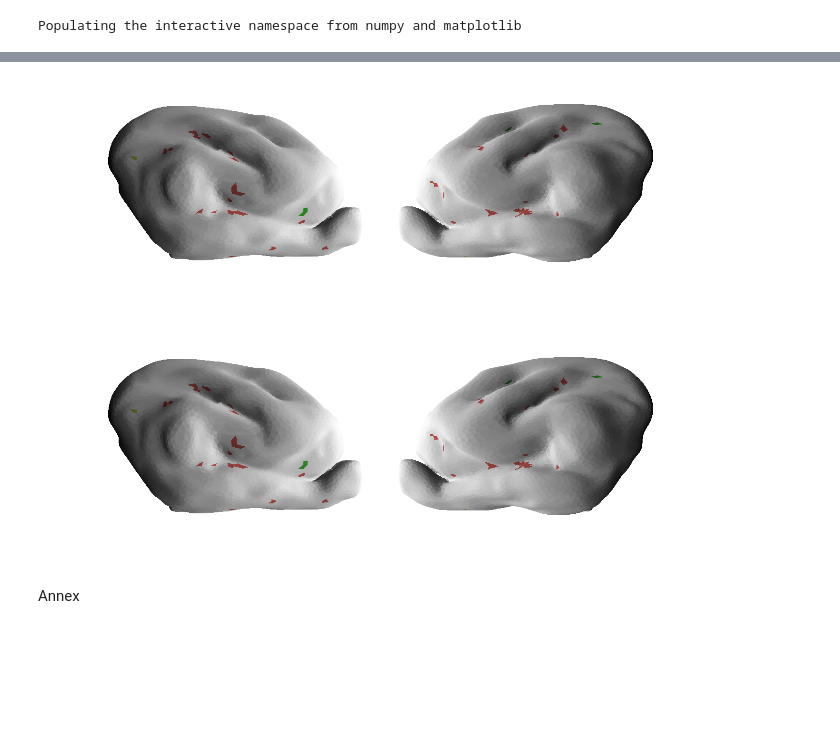
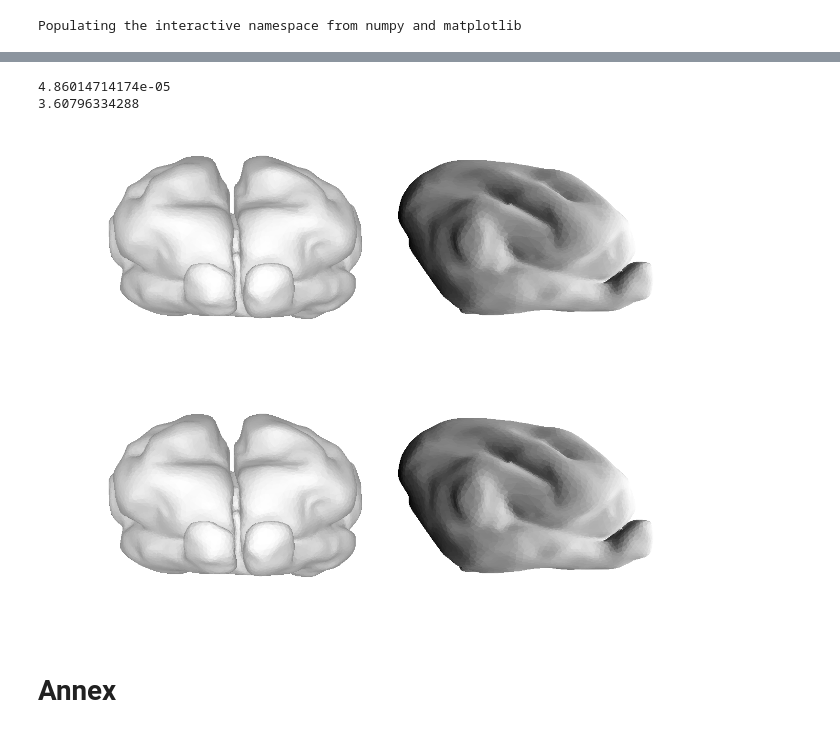
Before and after one commit to celinede/scripts4DWI_dipy_brainhack, a Jupyter notebook: findClosestPoint.ipynb, the cells around one changed output, grey strips where cells are left out. Drawn from its saved outputs; the diff is of its cells as text; code cells hidden in the pictures; blank space fills up the shorter version.

Commit message:
some more corrections and checks on find closest point - WIP

```diff
--- a/findClosestPoint.ipynb
+++ b/findClosestPoint.ipynb
@@ -142,15 +142,17 @@ def findClosestPoint(ep, mesh):
     t_index = tree.getNodeFromId(node_id).polyList
 
 #look for the closest node within the preselected list of vertices
-    n=np.zeros((len(t_index),3));
+    #n=np.zeros((len(t_index),3));
 
-
+    #print 't_index',t_index
 
     n = normals(mesh)
-
+    point = -1
     d = 1000000
 
     for i in t_index:
+
+        #print 'i',i
         for k in range(3):
             v = ep - pt[t[i,k]] #distance to the normal of the triangle
             d1 = np.absolute(np.dot(v, n[t[i,k]]))
@@ -162,7 +164,8 @@ def findClosestPoint(ep, mesh):
                 cp = pt[t[i,k]]
                 point = t[i,k]
     #print d,point
-    return point,d
+    #print i
+    return point,d, i
 # %%
 # read .ply mesh
 pathDesktop = 'C:/Users/cdelettre/Desktop/'
@@ -188,25 +197,30 @@ endpoints = np.loadtxt(fendpoints)
 
 import time
 
-ep_try = endpoints[0:10]
+ep_try = endpoints[0:100] #if only one point then: [endpoints[0]]
 printInfos = False
+
+ep_list = ep_try
 
 ts = time.time()
 #print 'ts', ts
 
-ep_lab = np.zeros((len(endpoints),2))
-points = np.zeros((len(endpoints),3))
+ep_lab = np.zeros((len(ep_list),2))
+points = np.zeros((len(ep_list),3))
+triangles = np.zeros((len(ep_list),2))
 
 x=0
 
 #ep = endpoints[22]
-for ep in endpoints:
+for ep in ep_list:
 
-    point,d_point = findClosestPoint(ep,mesh)
+    point,d_point,t_id = findClosestPoint(ep,mesh)
 
     points[x]=pt[point]
     ep_lab[x,0]=point
     ep_lab[x,1]=d_point
+    triangles[x,0] = t_id
+    triangles[x,1] = d_point
 
     if (printInfos):
         print 'point coordinates:',ep
@@ -217,7 +231,7 @@ for ep in endpoints:
         print '\n'
 
     x+=1
-    print x
+    #print x
 
 te = time.time()
 #print 'te',te
@@ -284,3 +281,8 @@ pep.append(p4)
+# %%
+pep = binPointsWithDistance(triangles)
+# %% [output]
+4.86014714174e-05
+3.60796334288
 # %%
 # compute sulcal shadows
 
@@ -293,18 +295,18 @@ sulc = dot(n, vect)
 # %%
 data = np.ones(mesh["np"])
 
 sns.set_context('poster')
 sns.set_style("white")
 
-plot_surf.create_fig( coords=mesh["p"], faces=mesh["t"],  labels=pep, sulc=sulc, azims=[90, 270], elevs=[0, 0], cpal='hls', cbar=True, alpha=1)
+plot_surf.create_fig( coords=mesh["p"], faces=mesh["t"],  labels=pep, sulc=sulc, azims=[180, 90], elevs=[0, 0], cpal='hls', cbar=True, alpha=1)
 #plt.savefig(path+'P16_F21_sulc_fig.png')
 
 #plt.plot(endpoints[:,0],endpoints[:,1])
 # %% [output]
-[figure, old version]
+[figure, new version]
-[figure, old version]
+[figure, new version]
-# %% [markdown]
-Annex
+# %% [markdown]
+# Annex
 # %%
 t=t.astype(dtype=np.int32)
 
```
Also changed, not shown: parts of 10 cells of this notebook.
